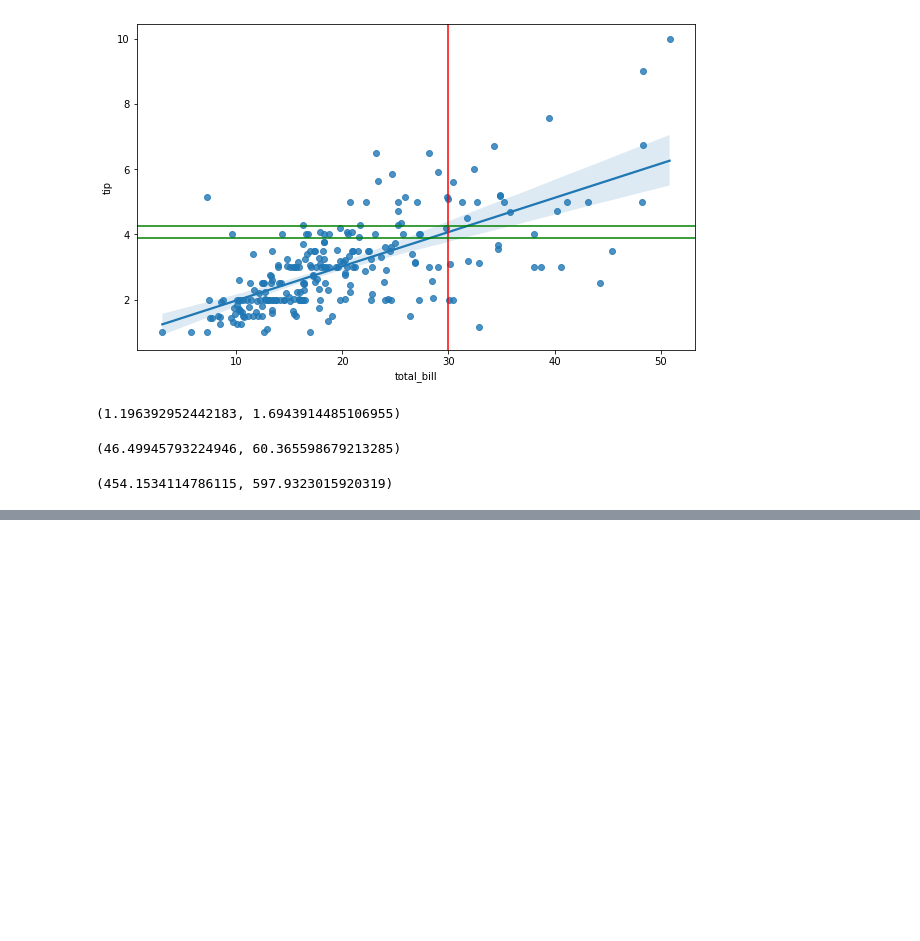
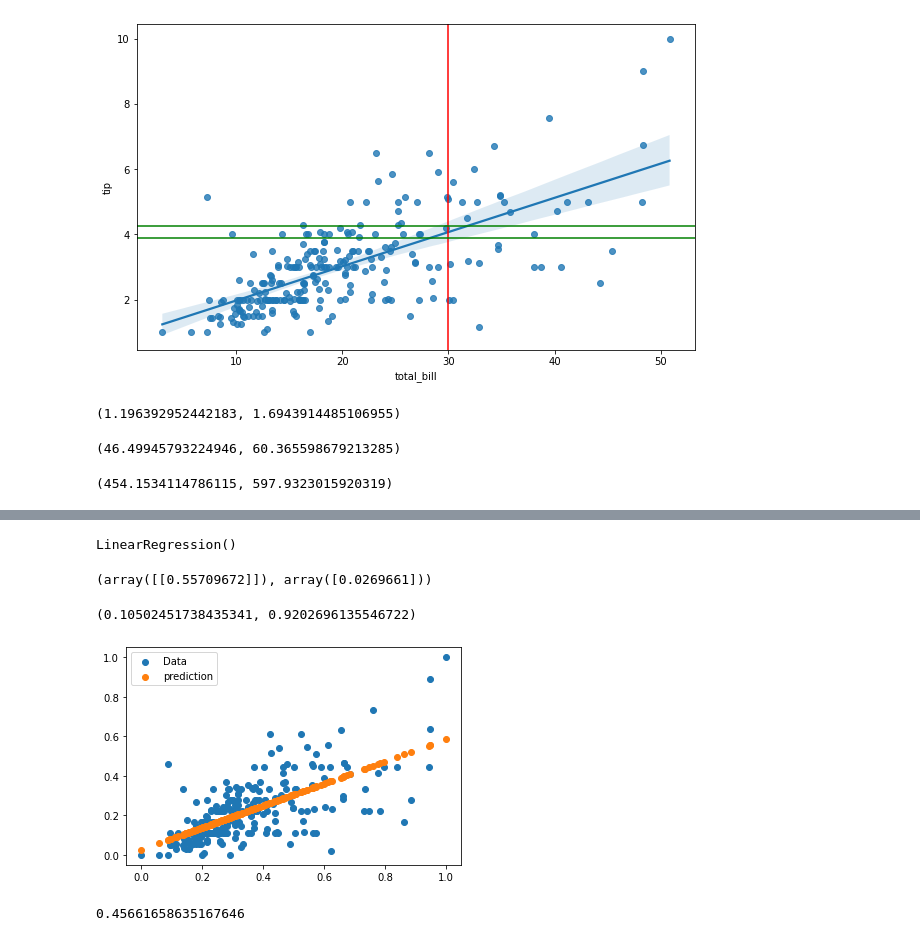
Before and after one commit to 28101991SUNNY/Machine-Learning-, a Jupyter notebook: 02_Simple_Linear Regression .ipynb, the cells around one changed output, grey strips where cells are left out. Cells and saved outputs as stored; diff of their text form; code cells hidden in the pictures; blank space fills up the shorter version.

```diff
--- a/02_Simple_Linear Regression .ipynb
+++ b/02_Simple_Linear Regression .ipynb
@@ -556,0 +665,33 @@ Confidence_Interval_estimator(5000,slope,intercept)
+# %%
+X = scaled_df["total_bill"].values
+Y = scaled_df["tip"].values
+# %%
+X = X.reshape(X.size,1)
+Y = Y.reshape(Y.size,1)
+# %%
+model.fit(X,Y)
+# %% [output]
+LinearRegression()
+# %%
+model.coef_,model.intercept_
+# %% [output]
+(array([[0.55709672]]), array([0.0269661]))
+# %%
+slope,intercept
+# %% [output]
+(0.10502451738435341, 0.9202696135546722)
+# %%
+Y_hat = model.predict(X)
+# %%
+plt.scatter(X,
+           Y,label = "Data")
+plt.scatter(X,
+           y = Y_hat, label = "prediction")
+plt.legend()
+plt.show()
+# %% [output]
+[figure, added]
+# %%
+model.score(X,Y)   # R^2 value
+# %% [output]
+0.45661658635167646
```
Also changed, not shown: parts of 24 cells of this notebook.
